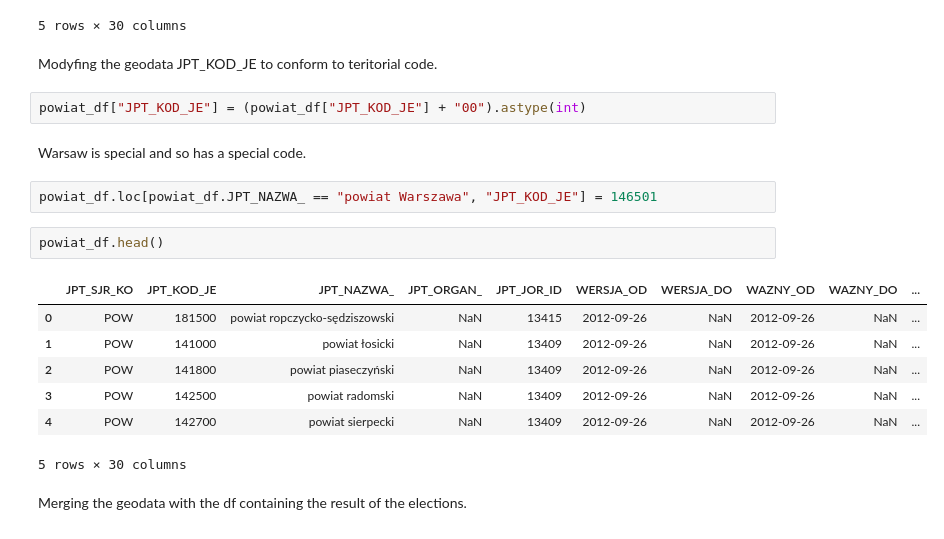
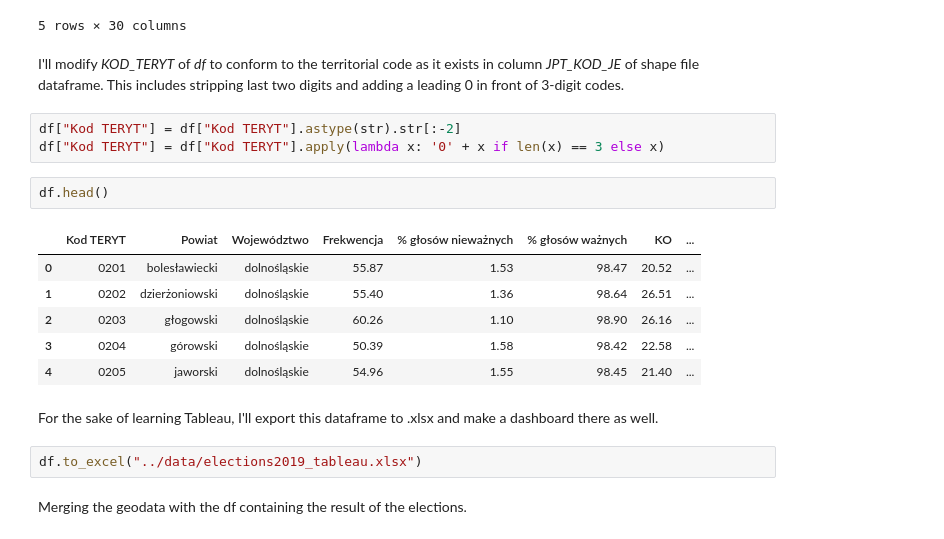
Before and after one commit to kurkowskiad/Data-visualisation, a Jupyter notebook: Parliamentary Elections Poland 2019/notebooks/parliamentary elections 2019.ipynb, the cells around one changed output. Saved outputs shown, nothing was run; the diff lists cells and outputs as text.

```diff
--- a/Parliamentary Elections Poland 2019/notebooks/parliamentary elections 2019.ipynb
+++ b/Parliamentary Elections Poland 2019/notebooks/parliamentary elections 2019.ipynb
@@ -69,23 +69,23 @@ powiat_df.head()
 | 4 | POW | 1427 | powiat sierpecki | NaN | 13409 | 2012-09-26 | NaN | 2012-09-26 | NaN | ... |
 5 rows × 30 columns
 # %% [markdown]
-Modyfing the geodata JPT_KOD_JE to conform to teritorial code.
+I'll modify *KOD_TERYT* of *df* to conform to the territorial code as it exists in column *JPT_KOD_JE* of shape file dataframe. This includes stripping last two digits and adding a leading 0 in front of 3-digit codes.
 # %%
-powiat_df["JPT_KOD_JE"] = (powiat_df["JPT_KOD_JE"] + "00").astype(int)
+df["Kod TERYT"] = df["Kod TERYT"].astype(str).str[:-2]
+df["Kod TERYT"] = df["Kod TERYT"].apply(lambda x: '0' + x if len(x) == 3 else x)
-# %% [markdown]
-Warsaw is special and so has a special code.
-# %%
-powiat_df.loc[powiat_df.JPT_NAZWA_ == "powiat Warszawa", "JPT_KOD_JE"] = 146501
 # %%
-powiat_df.head()
+df.head()
 # %% [output]
-|  | JPT_SJR_KO | JPT_KOD_JE | JPT_NAZWA_ | JPT_ORGAN_ | JPT_JOR_ID | WERSJA_OD | WERSJA_DO | WAZNY_OD | WAZNY_DO | ... |
-| 0 | POW | 181500 | powiat ropczycko-sędziszowski | NaN | 13415 | 2012-09-26 | NaN | 2012-09-26 | NaN | ... |
-| 1 | POW | 141000 | powiat łosicki | NaN | 13409 | 2012-09-26 | NaN | 2012-09-26 | NaN | ... |
-| 2 | POW | 141800 | powiat piaseczyński | NaN | 13409 | 2012-09-26 | NaN | 2012-09-26 | NaN | ... |
-| 3 | POW | 142500 | powiat radomski | NaN | 13409 | 2012-09-26 | NaN | 2012-09-26 | NaN | ... |
-| 4 | POW | 142700 | powiat sierpecki | NaN | 13409 | 2012-09-26 | NaN | 2012-09-26 | NaN | ... |
+|  | Kod TERYT | Powiat | Województwo | Frekwencja | % głosów nieważnych | % głosów ważnych | KO | ... |
+| 0 | 0201 | bolesławiecki | dolnośląskie | 55.87 | 1.53 | 98.47 | 20.52 | ... |
+| 1 | 0202 | dzierżoniowski | dolnośląskie | 55.40 | 1.36 | 98.64 | 26.51 | ... |
+| 2 | 0203 | głogowski | dolnośląskie | 60.26 | 1.10 | 98.90 | 26.16 | ... |
+| 3 | 0204 | górowski | dolnośląskie | 50.39 | 1.58 | 98.42 | 22.58 | ... |
+| 4 | 0205 | jaworski | dolnośląskie | 54.96 | 1.55 | 98.45 | 21.40 | ... |
-5 rows × 30 columns
+# %% [markdown]
+For the sake of learning Tableau, I'll export this dataframe to .xlsx and make a dashboard there as well.
+# %%
+df.to_excel("../data/elections2019_tableau.xlsx")
 # %% [markdown]
 Merging the geodata with the df containing the result of the elections.
 # %%
```
Also changed, not shown: parts of 3 cells of this notebook.
